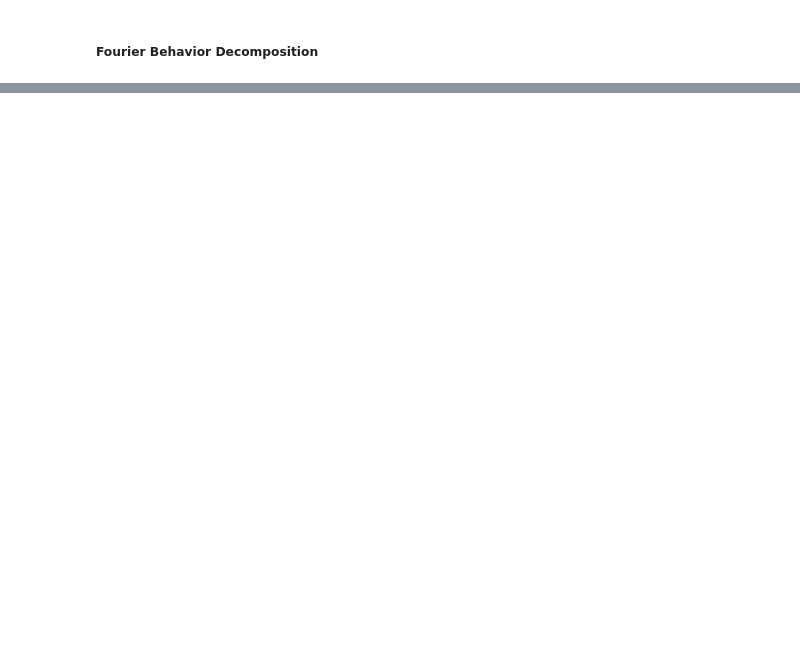
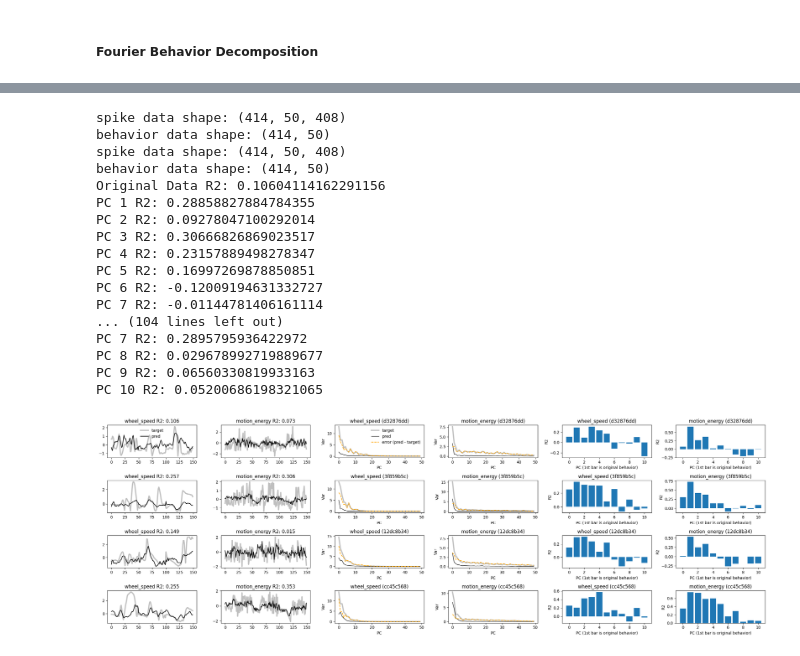
Before and after one commit to yzhang511/neural_decoding, a Jupyter notebook: notebooks/behavior_decomp.ipynb, the cells around one changed output, grey strips where cells are left out. Cells and saved outputs as stored; diff of their text form; code cells hidden in the pictures; blank space fills up the shorter version.

```diff
--- a/notebooks/behavior_decomp.ipynb
+++ b/notebooks/behavior_decomp.ipynb
@@ -264,0 +386,6 @@ behavior data shape: (713, 50)
+# %%
+_train_y = recon_from_pcs(train_y, pca, comp_idx=0)
+_test_y = recon_from_pcs(test_y, pca, comp_idx=0)
+# %%
+_train = [(to_tensor(train_x[i], DEVICE), to_tensor(_train_y[i], DEVICE)) for i in range(len(train_x))]
+_test = [(to_tensor(test_x[i], DEVICE), to_tensor(_test_y[i], DEVICE)) for i in range(len(test_x))]
@@ -264,0 +418,8 @@ behavior data shape: (713, 50)
+# %%
+eid = eids[-1]
+target = 'motion_energy'
+r2s = r2_decomp(
+    eid, target=target,
+    model=model, model_class='ridge',
+    data_dir=data_dir, n_comp=10
+)
@@ -264,0 +440,57 @@ behavior data shape: (713, 50)
+# %%
+model_class = 'ridge'
+n_eids = len(eids)
+targets = ['wheel_speed', 'motion_energy']
+fig, axes = plt.subplots(n_eids, len(targets)+4, figsize=(4*len(targets)*3, 2*n_eids))
+
+for i, eid in enumerate(eids):
+    for j, target in enumerate(targets):
+        signal_decomp, recon_decomp, error_decomp, pca_var_explained, r2, test_pred, test_y = behavior_decomp(
+            eid, target=target,
+            model=model, model_class=model_class, data_dir=data_dir, decomp_type='PCA'
+        )
+        axes[i,j].plot(test_y[:3].flatten(), c='gray', linewidth=3, alpha=.5, label='target')
+        axes[i,j].plot(test_pred[:3].flatten(), c='k', linewidth=1.5, alpha=1., label='pred')
+        axes[i,j].set_title(f'{target} R2: {r2:.3f}')
+
+        axes[i,j+2].plot(signal_decomp, c='gray', linewidth=3, alpha=.5, label='target')
+        axes[i,j+2].plot(recon_decomp, c='k', linewidth=1., alpha=1., label='pred')
+        axes[i,j+2].plot(error_decomp, c='orange', linewidth=1.5, alpha=1., linestyle='--', label='error (pred - target)')
+        axes[i,j+2].set_title(f'{target} ({eid[:8]})')
+        axes[i,j+2].set_xlabel('PC')
+        axes[i,j+2].set_ylabel('Var')
+        if np.logical_and(i == 0, j == 0):
+            axes[i,0].legend(frameon=False)
+            axes[i,2].legend(frameon=False)
+
+        r2s = r2_decomp(
+            eid, target=target,
+            model=model, model_class='ridge',
+            data_dir=data_dir, n_comp=10
+        )
+        axes[i,j+4].bar(np.arange(len(r2s)), r2s)
+        axes[i,j+4].set_title(f'{target} ({eid[:8]})')
+        axes[i,j+4].set_xlabel('PC (1st bar is original behavior)')
+        axes[i,j+4].set_ylabel('R2')
+
+plt.tight_layout()
+plt.savefig('../results/plots/pca_behavior_decomp.png', dpi=200)
+# %% [output]
+spike data shape: (414, 50, 408)
+behavior data shape: (414, 50)
+spike data shape: (414, 50, 408)
+behavior data shape: (414, 50)
+Original Data R2: 0.10604114162291156
+PC 1 R2: 0.28858827884784355
+PC 2 R2: 0.09278047100292014
+PC 3 R2: 0.30666826869023517
+PC 4 R2: 0.23157889498278347
+PC 5 R2: 0.16997269878850851
+PC 6 R2: -0.12009194631332727
+PC 7 R2: -0.01144781406161114
+... (104 lines left out)
+PC 7 R2: 0.2895795936422972
+PC 8 R2: 0.029678992719889677
+PC 9 R2: 0.06560330819933163
+PC 10 R2: 0.05200686198321065
+[figure, added]
```
Also changed, not shown: parts of 19 cells of this notebook, 2 other files.
